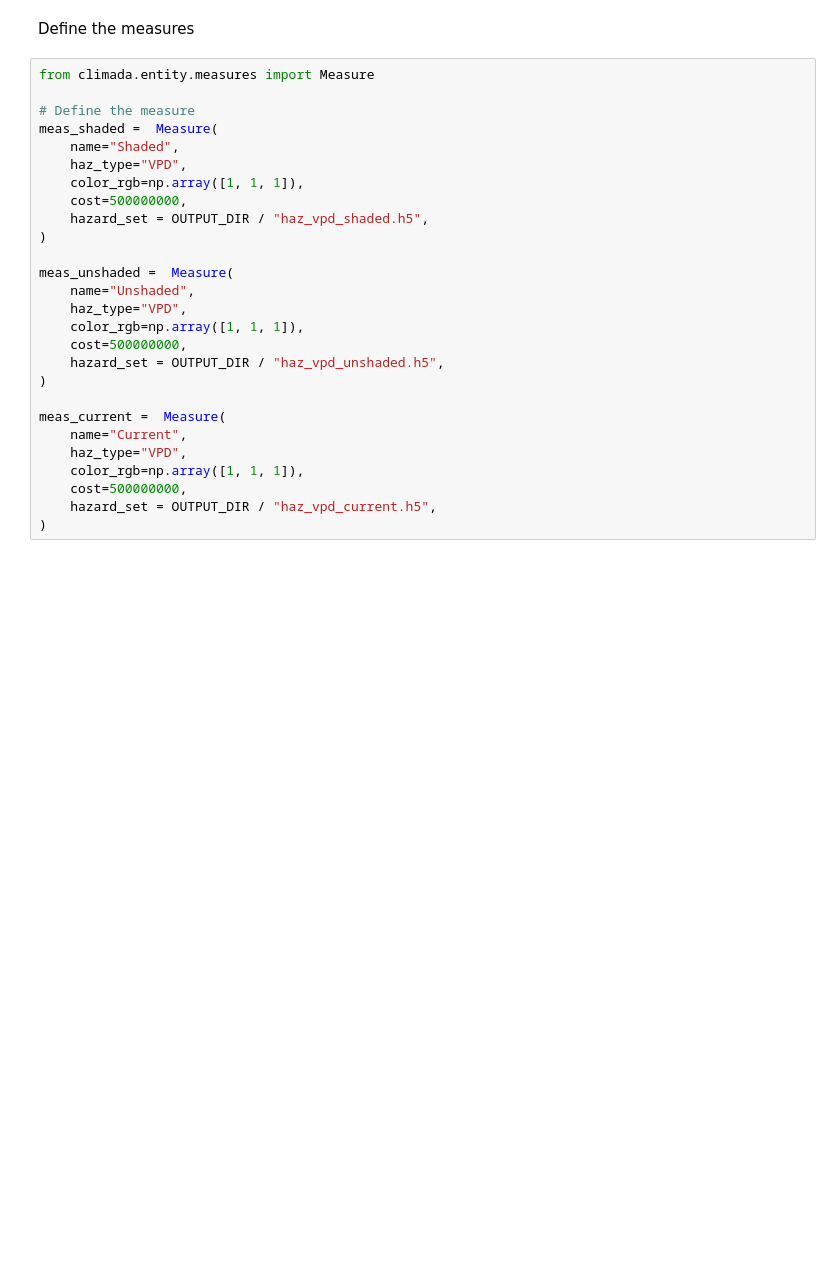
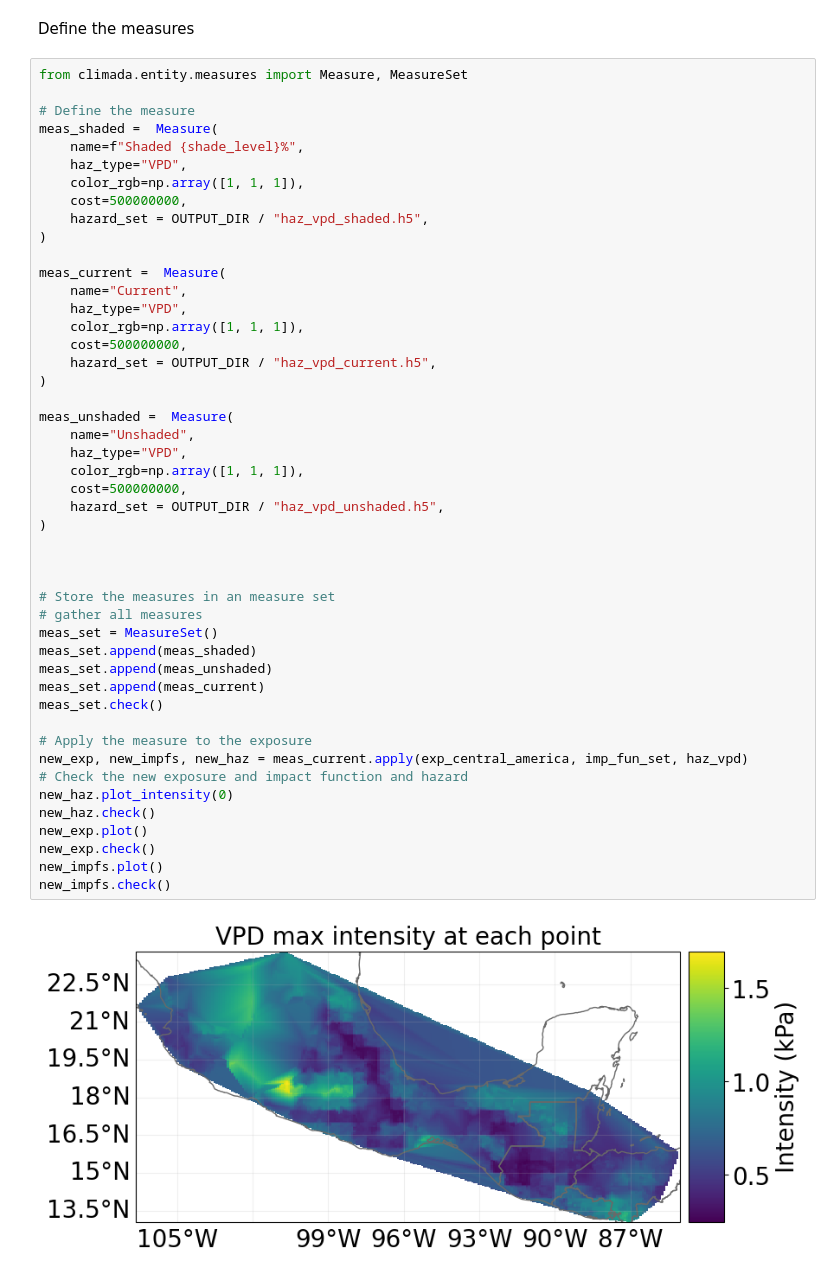
Before and after one commit to zeliest/coffee_banana_cacao_climate_risk, a Jupyter notebook: VPD + Empirical.ipynb, the cells around one changed output. Drawn from its saved outputs; the diff is of its cells as text; blank space fills up the shorter version.

```diff
--- a/VPD + Empirical.ipynb
+++ b/VPD + Empirical.ipynb
@@ -542,29 +567,51 @@ Stored hazard current in /Users/viggo/Documents/Programming/Consult/UNU/output/h
 # %% [markdown]
 Define the measures
 # %%
-from climada.entity.measures import Measure
+from climada.entity.measures import Measure, MeasureSet
 
 # Define the measure
 meas_shaded =  Measure(
-    name="Shaded",
+    name=f"Shaded {shade_level}%",
     haz_type="VPD",
     color_rgb=np.array([1, 1, 1]),
     cost=500000000,
     hazard_set = OUTPUT_DIR / "haz_vpd_shaded.h5",
+)
+
+meas_current =  Measure(
+    name="Current",
+    haz_type="VPD",
+    color_rgb=np.array([1, 1, 1]),
+    cost=500000000,
+    hazard_set = OUTPUT_DIR / "haz_vpd_current.h5",
 )
 
 meas_unshaded =  Measure(
     name="Unshaded",
     haz_type="VPD",
     color_rgb=np.array([1, 1, 1]),
     cost=500000000,
     hazard_set = OUTPUT_DIR / "haz_vpd_unshaded.h5",
 )
 
-meas_current =  Measure(
-    name="Current",
-    haz_type="VPD",
-    color_rgb=np.array([1, 1, 1]),
-    cost=500000000,
-    hazard_set = OUTPUT_DIR / "haz_vpd_current.h5",
-)
+
+
+# Store the measures in an measure set
+# gather all measures
+meas_set = MeasureSet()
+meas_set.append(meas_shaded)
+meas_set.append(meas_unshaded)
+meas_set.append(meas_current)
+meas_set.check()
+
+# Apply the measure to the exposure
+new_exp, new_impfs, new_haz = meas_current.apply(exp_central_america, imp_fun_set, haz_vpd)
+# Check the new exposure and impact function and hazard
+new_haz.plot_intensity(0)
+new_haz.check()
+new_exp.plot()
+new_exp.check()
+new_impfs.plot()
+new_impfs.check()
+# %% [output]
+[figure, added]
```
Also changed, not shown: parts of 18 cells of this notebook.
